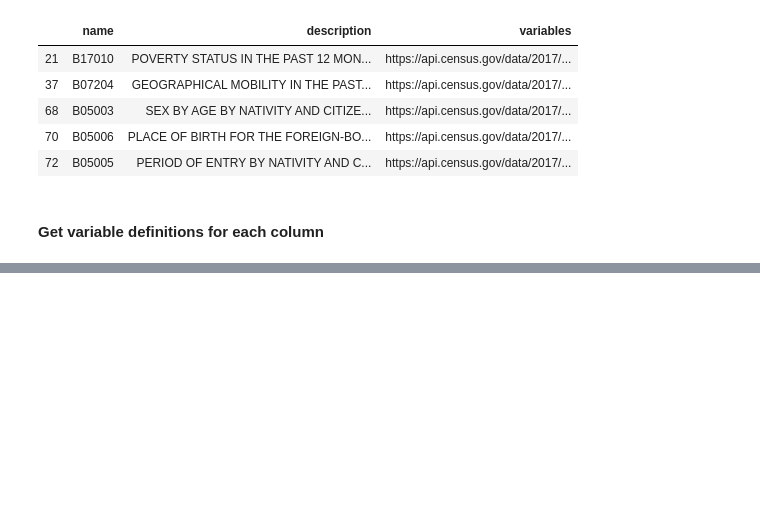
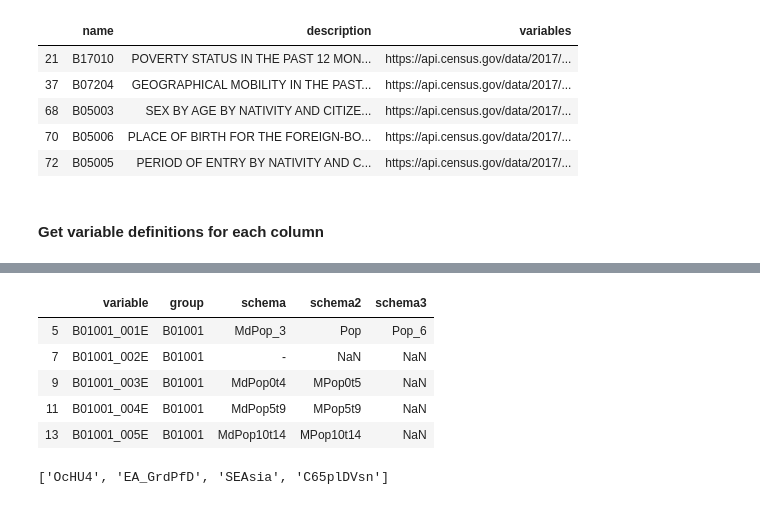
Before and after one commit to NYCPlanning/db-acs, a Jupyter notebook: meta_data.ipynb, the cells around one changed output, grey strips where cells are left out. Saved outputs shown, nothing was run; the diff lists cells and outputs as text; code cells hidden in the pictures; blank space fills up the shorter version.

```diff
--- a/meta_data.ipynb
+++ b/meta_data.ipynb
@@ -67,0 +90,14 @@ df_meta.to_csv('data/meta.csv', index=False)
+# %%
+df_demo = df[df.group.isin(demo_groups)]
+df_econ = df[df.group.isin(econ_groups)]
+df_hous = df[df.group.isin(hous_groups)]
+df_soci = df[df.group.isin(soci_groups)]
+# %%
+df_demo.head()
+# %% [output]
+|  | variable | group | schema | schema2 | schema3 |
+| 5 | B01001_001E | B01001 | MdPop_3 | Pop | Pop_6 |
+| 7 | B01001_002E | B01001 | - | NaN | NaN |
+| 9 | B01001_003E | B01001 | MdPop0t4 | MPop0t5 | NaN |
+| 11 | B01001_004E | B01001 | MdPop5t9 | MPop5t9 | NaN |
+| 13 | B01001_005E | B01001 | MdPop10t14 | MPop10t14 | NaN |
@@ -67,0 +135,4 @@ df_meta.to_csv('data/meta.csv', index=False)
+# %%
+all_schema[1:5]
+# %% [output]
+['OcHU4', 'EA_GrdPfD', 'SEAsia', 'C65plDVsn']
```
Also changed, not shown: parts of 14 cells of this notebook, 8 other files.
